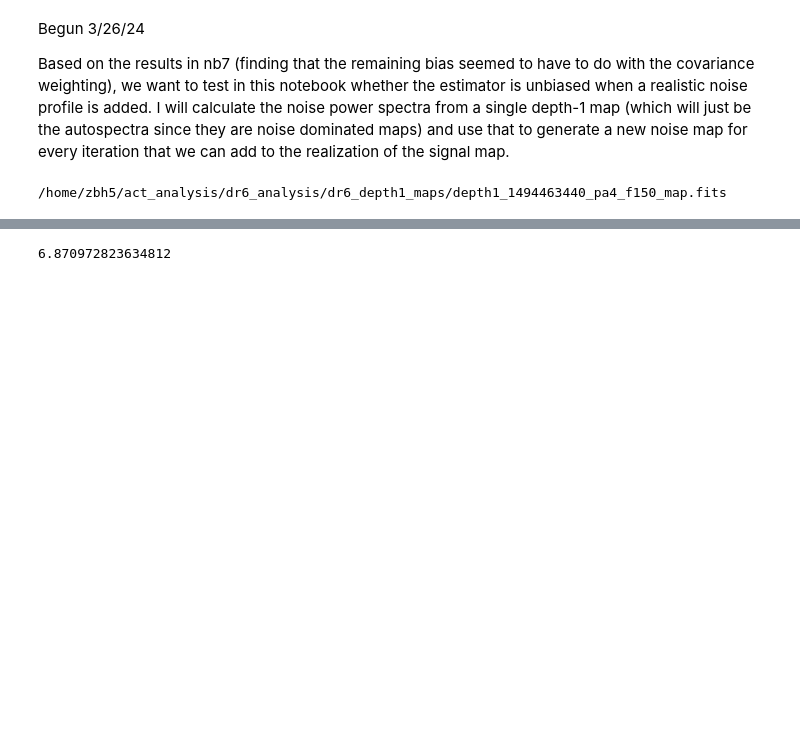
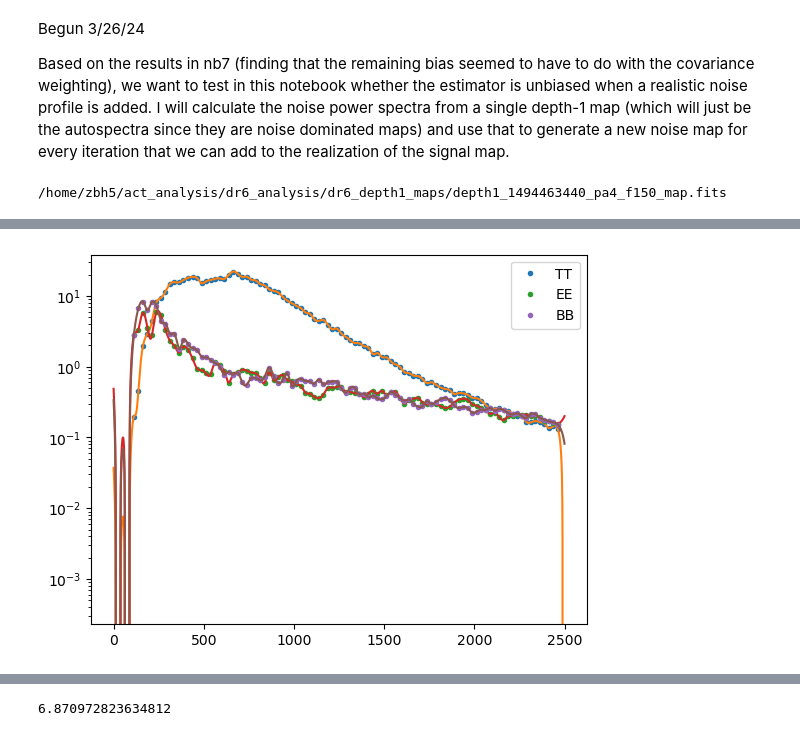
Before and after one commit to zhuber21/act-axion-analysis, a Jupyter notebook: notebooks/healpy_only_mask_test_8_20240326.ipynb, the cells around one changed output, grey strips where cells are left out. Saved outputs shown, nothing was run; the diff lists cells and outputs as text; code cells hidden in the pictures; blank space fills up the shorter version.

```diff
--- a/notebooks/healpy_only_mask_test_8_20240326.ipynb
+++ b/notebooks/healpy_only_mask_test_8_20240326.ipynb
@@ -235,0 +236,12 @@ plt.close()
+# %%
+plt.semilogy(ell_b,depth1_TT, marker=".", ls="none",label = "TT")
+plt.semilogy(ell_test, cs_TT(ell_test))
+plt.semilogy(ell_b,depth1_EE, marker=".", ls="none",label = "EE")
+plt.semilogy(ell_test, cs_EE(ell_test))
+plt.semilogy(ell_b,depth1_BB, marker=".", ls="none",label = "BB")
+plt.semilogy(ell_test, cs_BB(ell_test))
+plt.legend()
+plt.show()
+plt.close()
+# %% [output]
+[figure, added]
```
Also changed, not shown: parts of 20 cells of this notebook.
